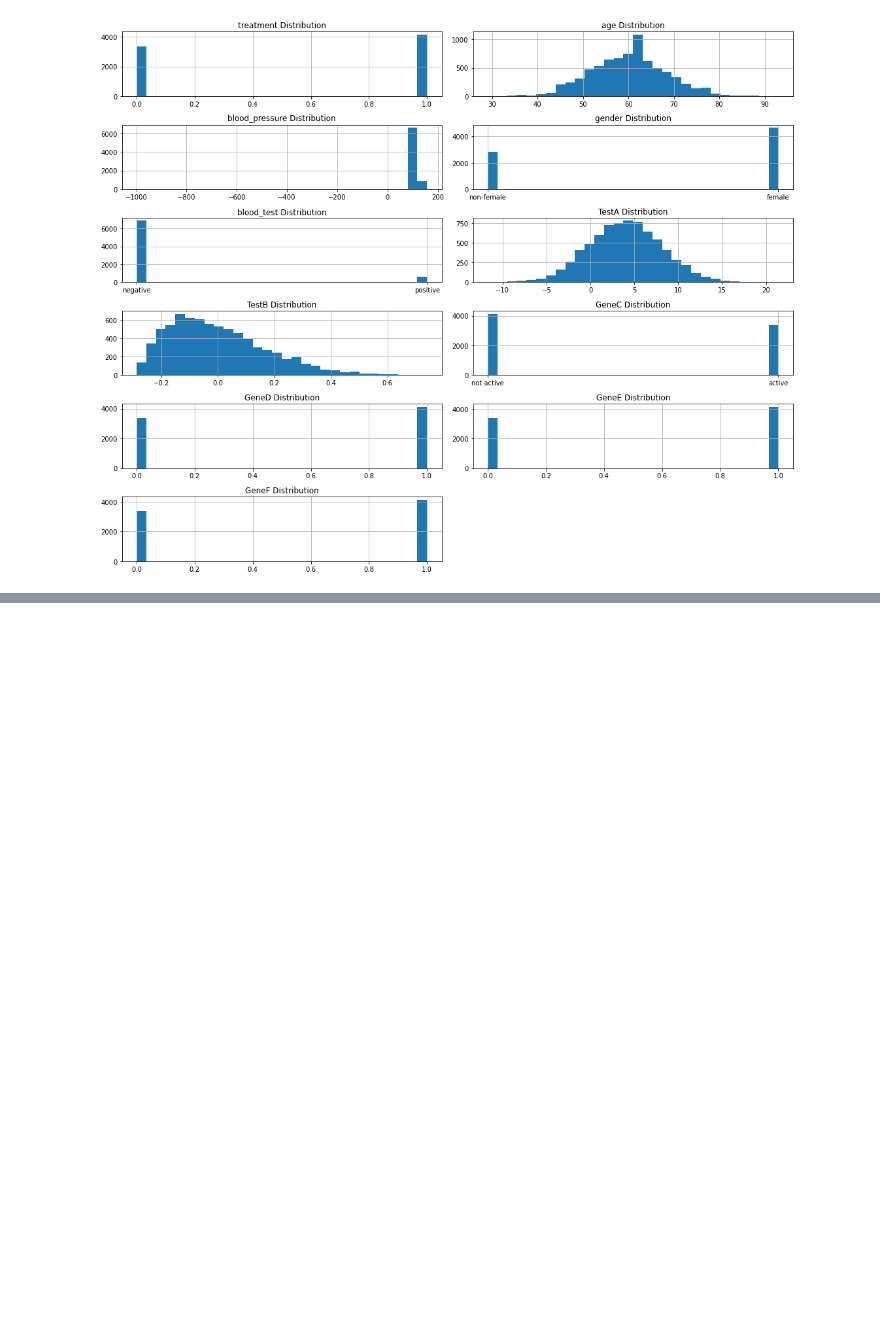
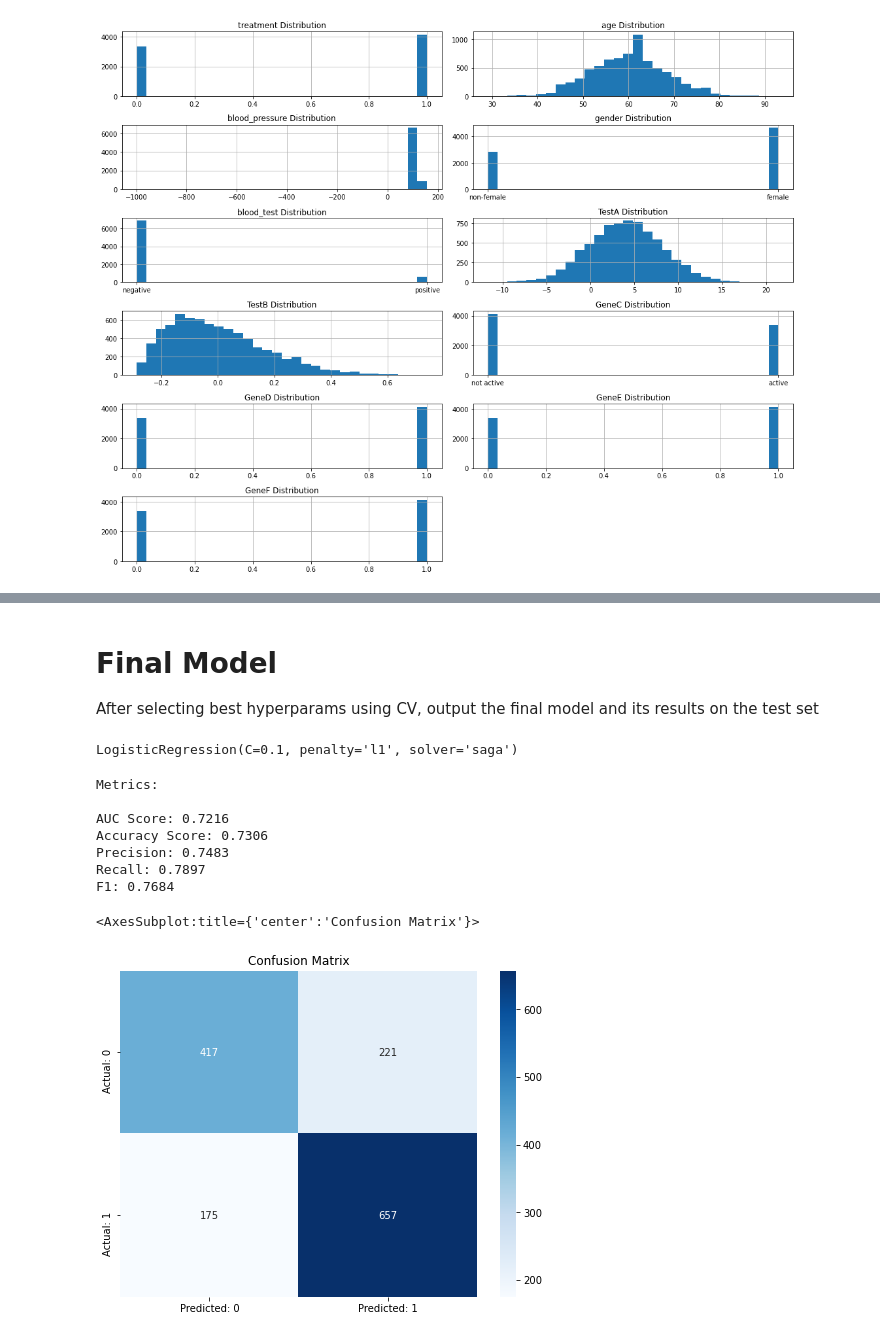
Before and after one commit to EricaXia/spr_2021, a Jupyter notebook: dsci552/problem_sets/ps_2.ipynb, the cells around one changed output, grey strips where cells are left out. Drawn from its saved outputs; the diff is of its cells as text; code cells hidden in the pictures; blank space fills up the shorter version.

```diff
--- a/dsci552/problem_sets/ps_2.ipynb
+++ b/dsci552/problem_sets/ps_2.ipynb
@@ -187,0 +369,39 @@ Feature importances:
+# %% [markdown]
+# Final Model
+After selecting best hyperparams using CV, output the final model and its results on the test set
+# %%
+solver = 'saga'
+penalty = 'l1'
+C = 0.1
+final_model = LogisticRegression(solver=solver, penalty=penalty, C=C)
+final_model.fit(X_train, y_train)
+# %% [output]
+LogisticRegression(C=0.1, penalty='l1', solver='saga')
+# %%
+y_pred_final = final_model.predict(X_test)
+# %%
+print("Metrics:\n")
+print(f"AUC Score: {roc_auc_score(y_test, y_pred_final):0.4f}")
+print(f"Accuracy Score: {accuracy_score(y_test, y_pred_final):0.4f}")
+print(f"Precision: {precision_score(y_test, y_pred_final):0.4f}")
+print(f"Recall: {recall_score(y_test, y_pred_final):0.4f}")
+print(f"F1: {f1_score(y_test, y_pred_final):0.4f}")
+print()
+
+## Craete confusion matrix of pos/neg predicted and actual
+cm_data = confusion_matrix(y_test, y_pred_final)
+confusionmatrix = pd.DataFrame(data=cm_data,columns=['Predicted: 0','Predicted: 1'], index=['Actual: 0', 'Actual: 1'])
+
+plt.figure(figsize = (8,6))
+plt.title("Confusion Matrix")
+sns.heatmap(confusionmatrix, annot=True, fmt='d', cmap="Blues")
+# %% [output]
+Metrics:
+
+AUC Score: 0.7216
+Accuracy Score: 0.7306
+Precision: 0.7483
+Recall: 0.7897
+F1: 0.7684
+<AxesSubplot:title={'center':'Confusion Matrix'}>
+[figure, added]
```
Also changed, not shown: parts of 31 cells of this notebook, 1 other file.
